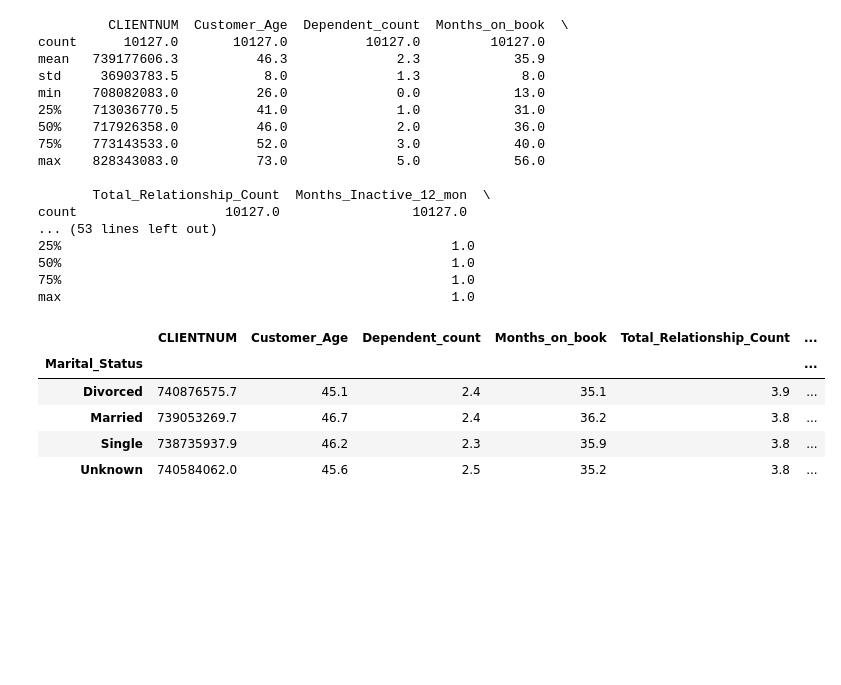
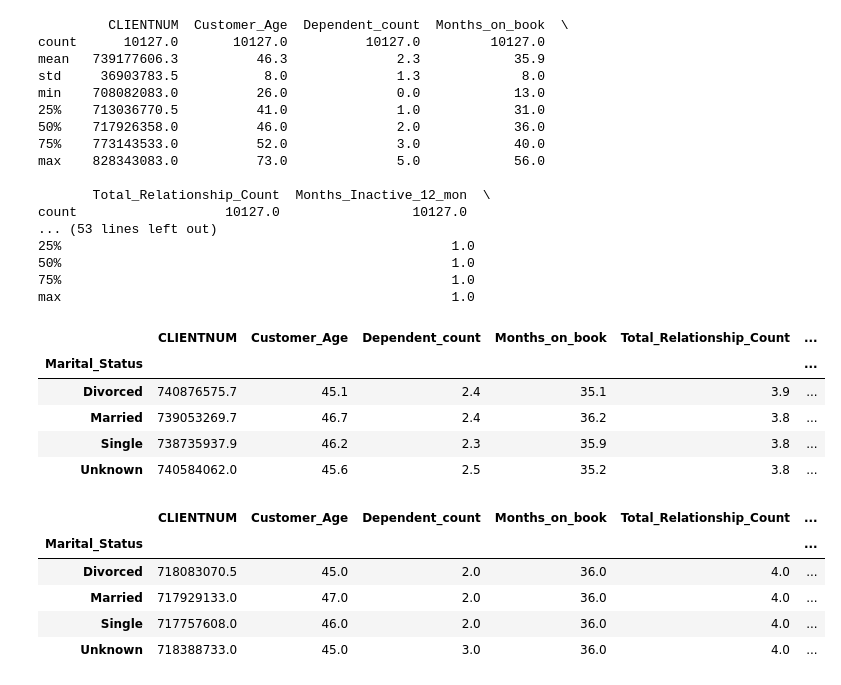
Before and after one commit to AgusDRizzo/Proyecto_final_DS_1, a Jupyter notebook: Prueba.ipynb, the cells around one changed output. Saved outputs shown, nothing was run; the diff lists cells and outputs as text; code cells hidden in the pictures; blank space fills up the shorter version.

```diff
--- a/Prueba.ipynb
+++ b/Prueba.ipynb
@@ -68,3 +71,12 @@ df.groupby("Marital_Status").mean(numeric_only= True).round(1)
 | Married | 739053269.7 | 46.7 | 2.4 | 36.2 | 3.8 | ... |
 | Single | 738735937.9 | 46.2 | 2.3 | 35.9 | 3.8 | ... |
 | Unknown | 740584062.0 | 45.6 | 2.5 | 35.2 | 3.8 | ... |
+# %%
+df.groupby("Marital_Status").median(numeric_only= True).round(1)
+# %% [output]
+|  | CLIENTNUM | Customer_Age | Dependent_count | Months_on_book | Total_Relationship_Count | ... |
+| Marital_Status |  |  |  |  |  | ... |
+| Divorced | 718083070.5 | 45.0 | 2.0 | 36.0 | 4.0 | ... |
+| Married | 717929133.0 | 47.0 | 2.0 | 36.0 | 4.0 | ... |
+| Single | 717757608.0 | 46.0 | 2.0 | 36.0 | 4.0 | ... |
+| Unknown | 718388733.0 | 45.0 | 3.0 | 36.0 | 4.0 | ... |
```
Also changed, not shown: parts of 6 cells of this notebook, 1 other file.
